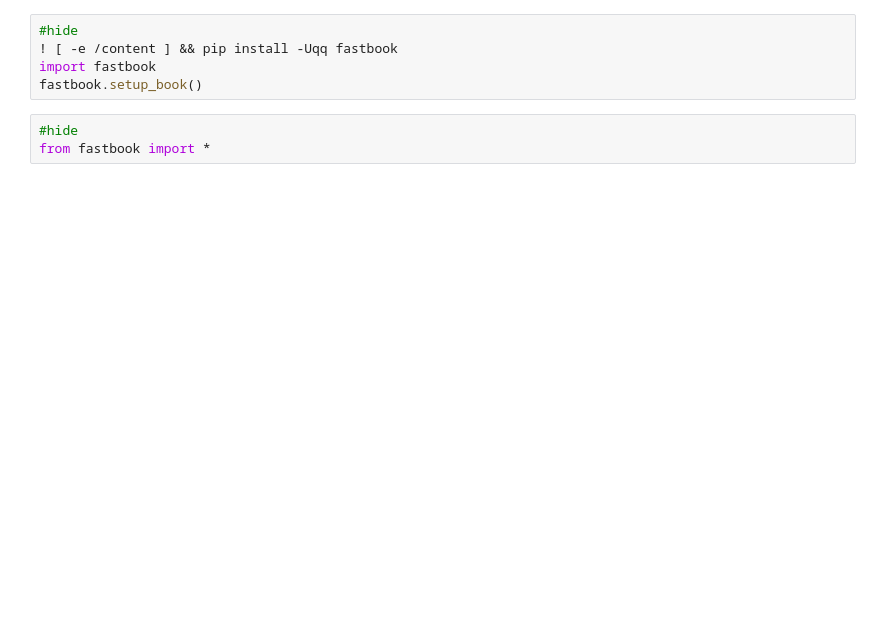
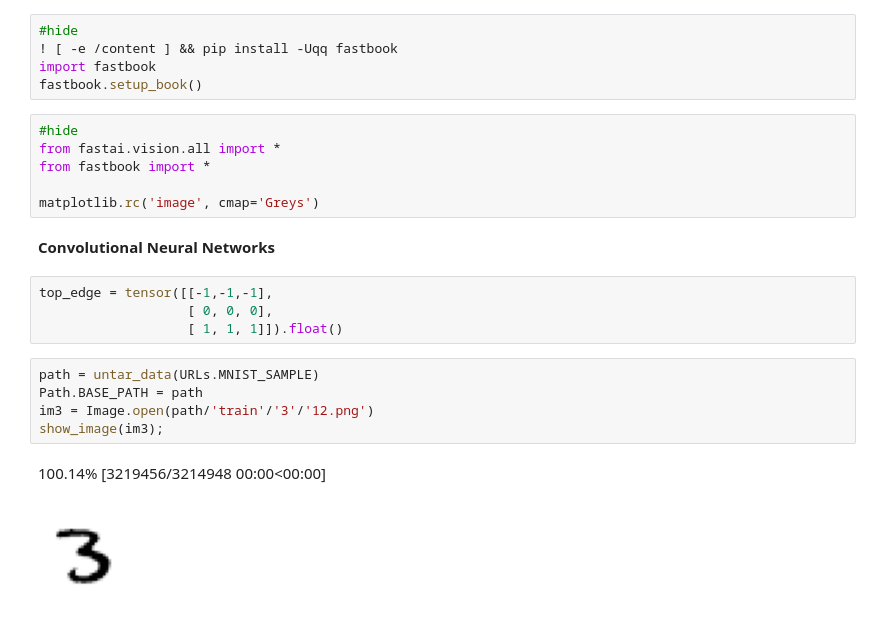
Before and after one commit to flyinacres/fastai-coursework, a Jupyter notebook: fast-13.ipynb, the cells around one changed output. Drawn from its saved outputs; the diff is of its cells as text; blank space fills up the shorter version.

```diff
--- a/fast-13.ipynb
+++ b/fast-13.ipynb
@@ -29,4 +65,21 @@ import fastbook
 fastbook.setup_book()
 # %%
 #hide
+from fastai.vision.all import *
 from fastbook import *
+
+matplotlib.rc('image', cmap='Greys')
+# %% [markdown]
+**Convolutional Neural Networks**
+# %%
+top_edge = tensor([[-1,-1,-1],
+                   [ 0, 0, 0],
+                   [ 1, 1, 1]]).float()
+# %%
+path = untar_data(URLs.MNIST_SAMPLE)
+Path.BASE_PATH = path
+im3 = Image.open(path/'train'/'3'/'12.png')
+show_image(im3);
+# %% [output]
+100.14% [3219456/3214948 00:00<00:00]
+[figure, added]
```
Also changed, not shown: parts of 12 cells of this notebook.
